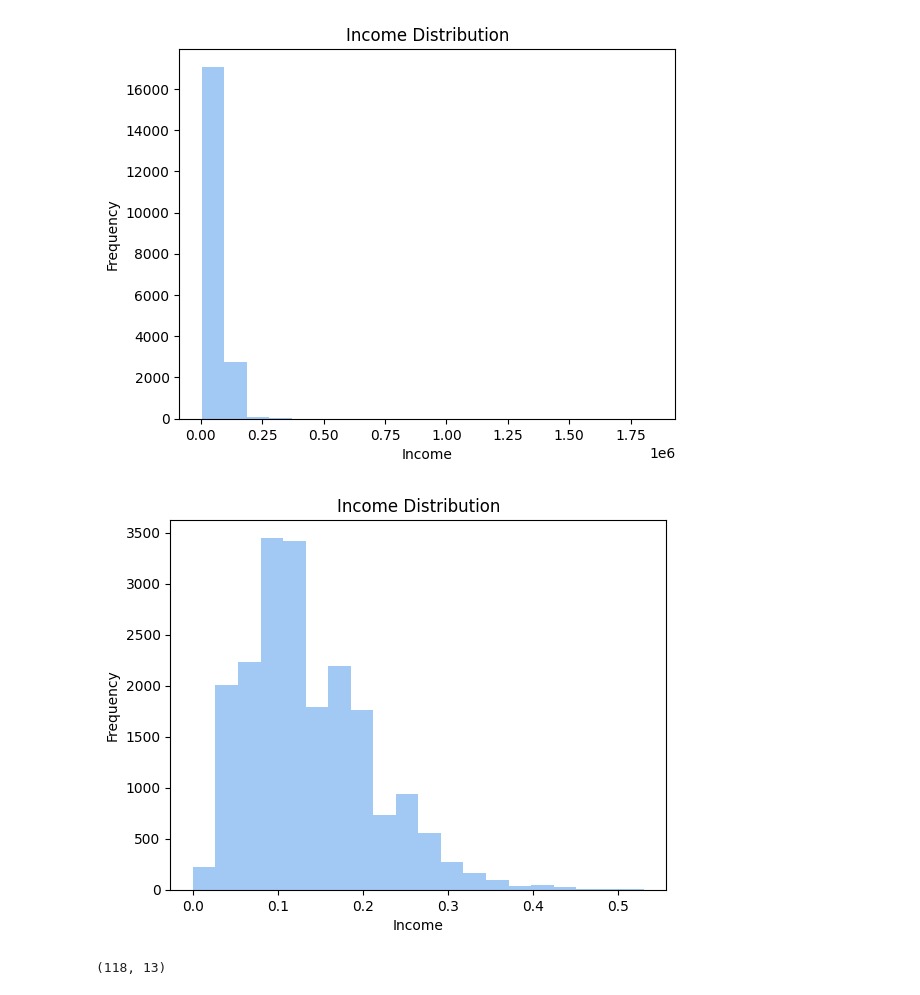
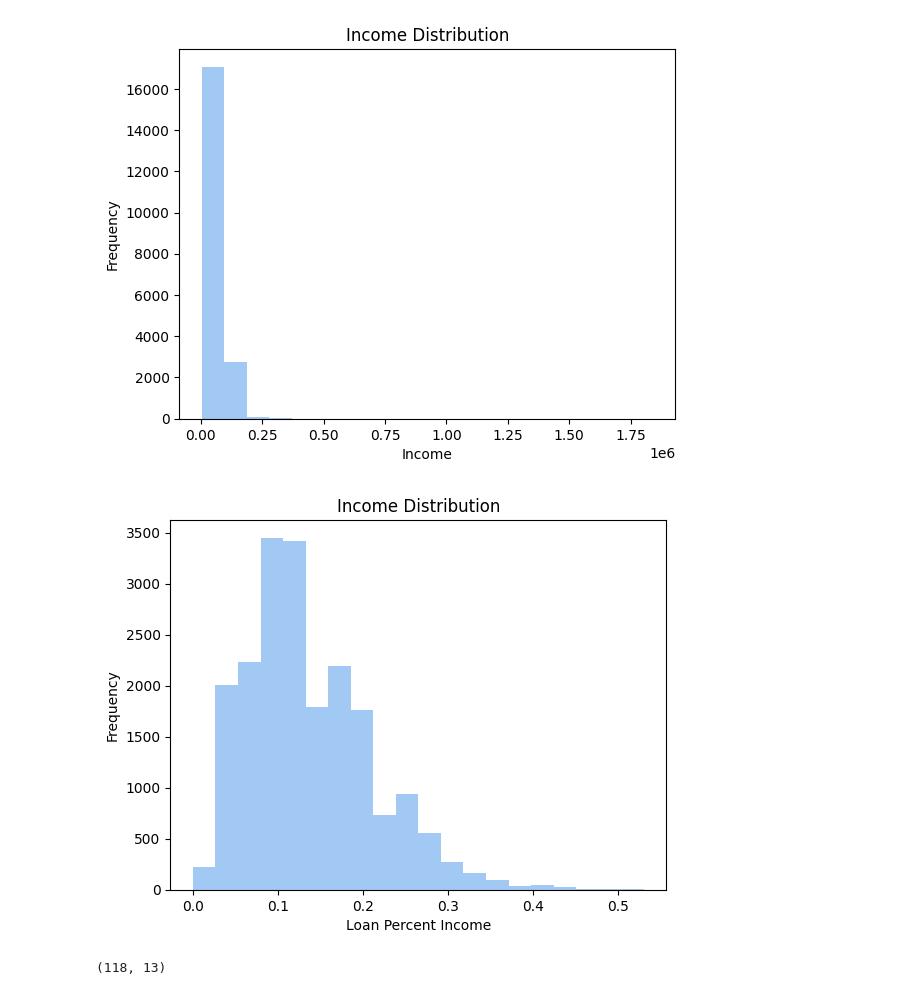
Before and after one commit to gauthaman77/EDA-Loan-Approval-Prediction, a Jupyter notebook: eda-loan-prediction.ipynb, the cells around one changed output. Cells and saved outputs as stored; diff of their text form; code cells hidden in the pictures.

```diff
--- a/eda-loan-prediction.ipynb
+++ b/eda-loan-prediction.ipynb
@@ -307,13 +307,13 @@ plt.show()
 # %%
 # Very low income is a characteristic feature for them
 # As a consequece we might see higher income to loan ratio
 plt.hist(df_not_A_grade['loan_percent_income'], bins=20)  # Adjust bins as needed
-plt.xlabel('Income')
+plt.xlabel('Loan Percent Income')
 plt.ylabel('Frequency')
 plt.title('Income Distribution')
 plt.show()
 # %% [output]
-[figure, old version]
+[figure, new version]
 # %%
 ## So people in this category, even though have lower loan_percent_income, due to their low salaries
 # they were rejected
```
Also changed, not shown: parts of 5 cells of this notebook.
